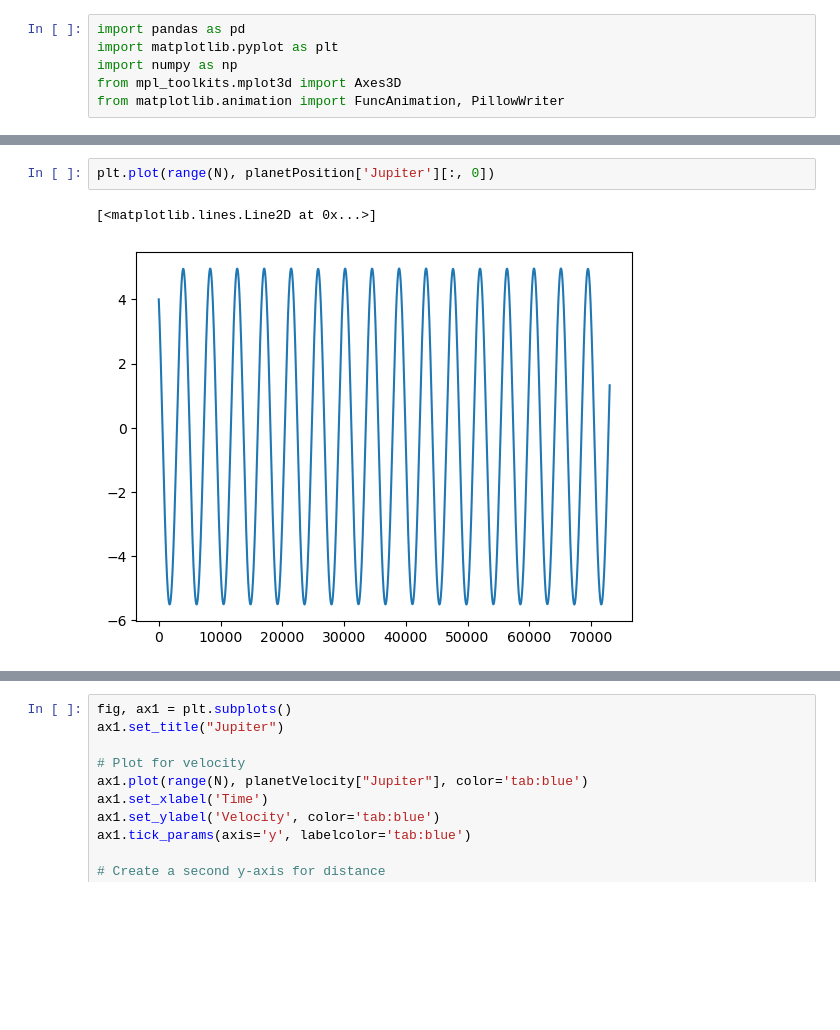
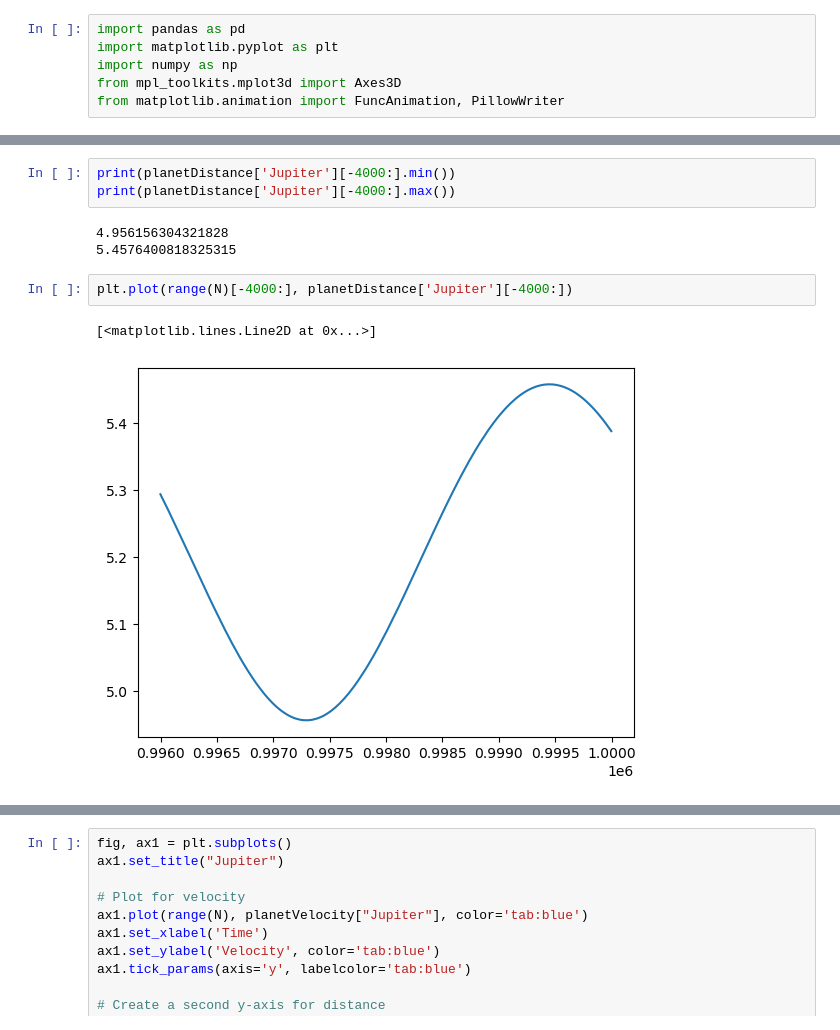
Before and after one commit to ThijsSpoor99/Project-Computational-Science, a Jupyter notebook: planetVisualisation.ipynb, the cells around one changed output, grey strips where cells are left out. Drawn from its saved outputs; the diff is of its cells as text; blank space fills up the shorter version.

```diff
--- a/planetVisualisation.ipynb
+++ b/planetVisualisation.ipynb
@@ -33,8 +33,14 @@ N
+# %%
+print(planetDistance['Jupiter'][-4000:].min())
+print(planetDistance['Jupiter'][-4000:].max())
+# %% [output]
+4.956156304321828
+5.4576400818325315
 # %%
-plt.plot(range(N), planetPosition['Jupiter'][:, 0])
+plt.plot(range(N)[-4000:], planetDistance['Jupiter'][-4000:])
 # %% [output]
 [<matplotlib.lines.Line2D at 0x...>]
-[figure, old version]
+[figure, new version]
 # %%
 fig, ax1 = plt.subplots()
 ax1.set_title("Jupiter")
```
Also changed, not shown: parts of 2 cells of this notebook, 10 other files.
